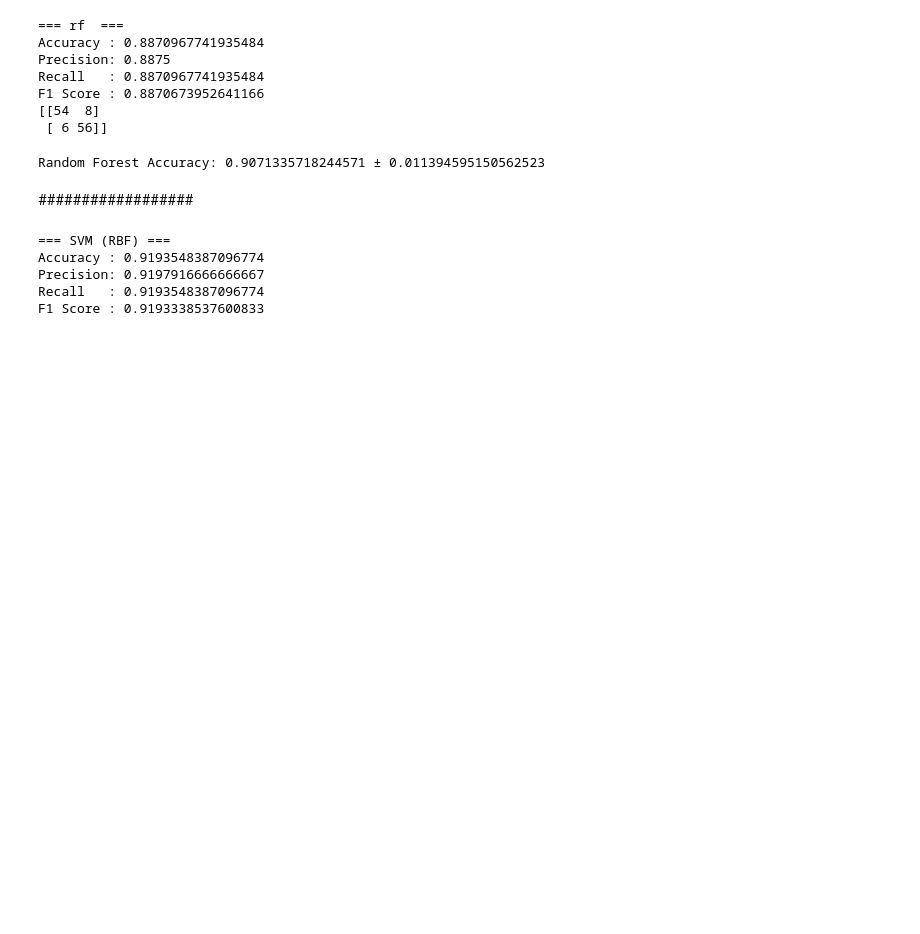
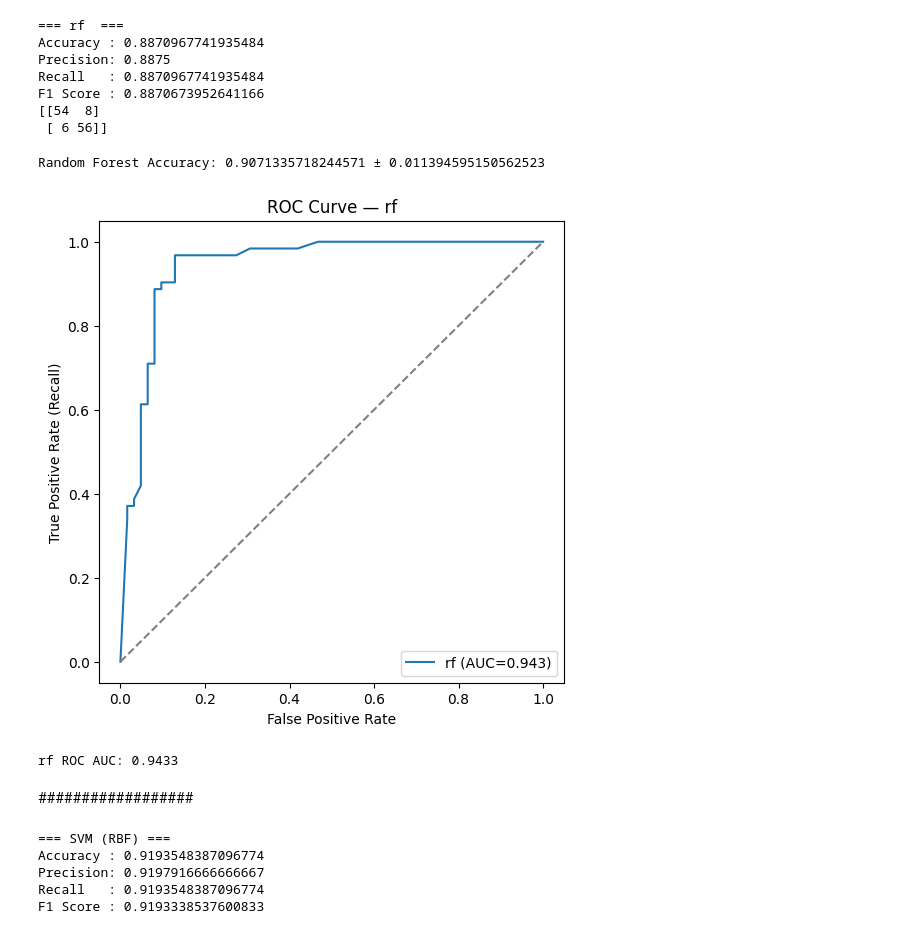
Before and after one commit to Ezzeldin12/personailty_project1, a Jupyter notebook: project.ipynb, the cells around one changed output. Saved outputs shown, nothing was run; the diff lists cells and outputs as text; code cells hidden in the pictures; blank space fills up the shorter version.

```diff
--- a/project.ipynb
+++ b/project.ipynb
@@ -489,6 +551,11 @@ scores = cross_val_score(rf, x_train, y_train, cv=cv, scoring="accuracy")
 print("Random Forest Accuracy:", scores.mean(), "±", scores.std())
 # %% [output]
 Random Forest Accuracy: 0.9071335718244571 ± 0.011394595150562523
+# %%
+plot_roc_auc(rf, x_test, y_test, model_name="rf")
+# %% [output]
+[figure, added]
+rf ROC AUC: 0.9433
 # %% [markdown]
 ##################
 # %%
```
Also changed, not shown: parts of 11 cells of this notebook.
